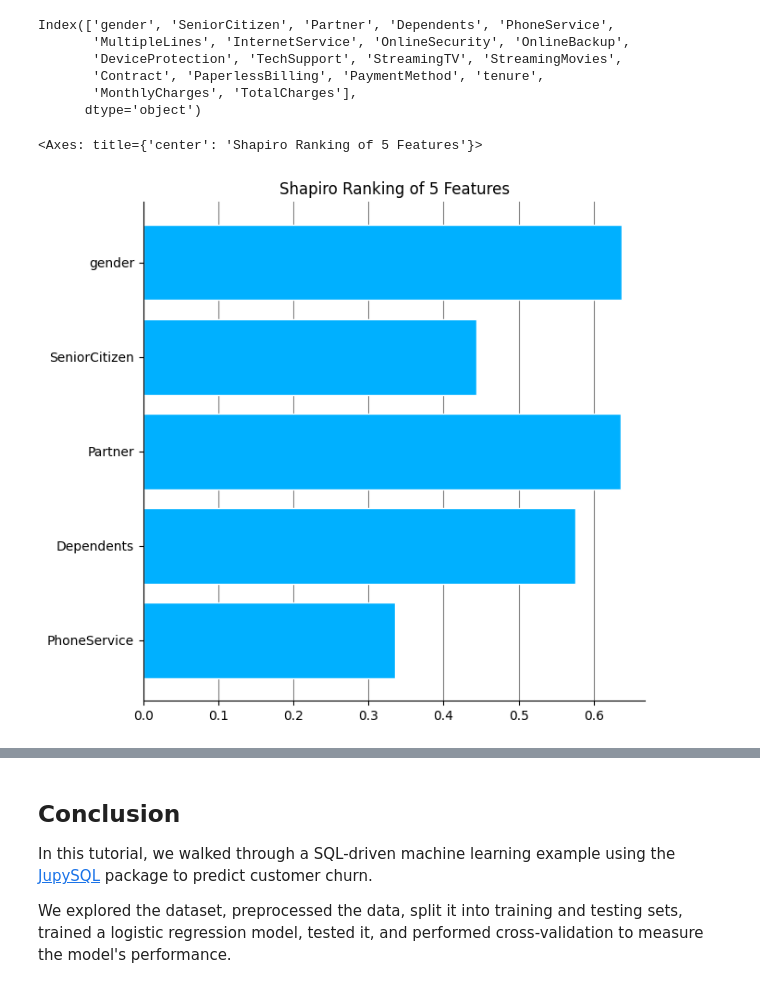
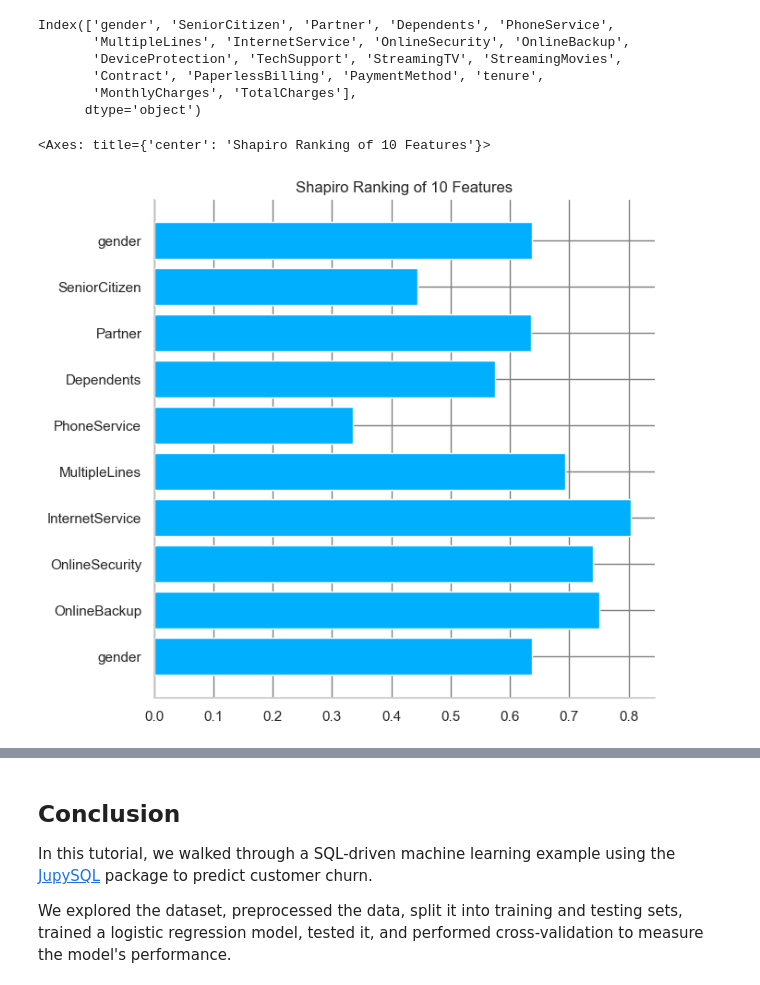
Before and after one commit to idomic/ploomber_odsc_east_2023, a Jupyter notebook: odsc.ipynb, the cells around one changed output, grey strips where cells are left out. Cells and saved outputs as stored; diff of their text form; code cells hidden in the pictures.

Commit message:
Updated EDA + Model evaluation

```diff
--- a/odsc.ipynb
+++ b/odsc.ipynb
@@ -208,0 +262,3 @@ Done.
+# %%
+data = %sql SELECT * FROM churn.csv
+data = data.DataFrame()
@@ -331,0 +425,13 @@ Now we will look on the distribution of the data, this can help us detecting out
+# %%
+# Set the plot style
+sns.set(style='whitegrid')
+
+# Create a boxplot of tenure for churned and not churned customers
+plt.figure(figsize=(8, 6))
+sns.boxplot(x='Churn', y='tenure', data=data)
+plt.xlabel('Churn Status')
+plt.ylabel('Tenure')
+plt.title('Tenure Distribution for Churned vs. Not Churned Customers')
+
+# Display the plot
+plt.show()
@@ -386,6 +503,5 @@ Done.
 # %%
-# Consume our raw data (same one we just explored)
-data = df.DataFrame()
+# Consume our raw data (same one we just explored) show the columns
 data.columns
 # %% [output]
 Index(['customerID', 'gender', 'SeniorCitizen', 'Partner', 'Dependents',
@@ -574,19 +665,16 @@ Index(['gender', 'SeniorCitizen', 'Partner', 'Dependents', 'PhoneService',
        'MonthlyCharges', 'TotalCharges'],
       dtype='object')
 # %%
-import matplotlib
-from sklearn.datasets import load_iris as load_data
-from sklearn_evaluation.plot import Rank1D, Rank2D
-
 features = ['gender', 'SeniorCitizen', 'Partner', 'Dependents', 'PhoneService',
        'MultipleLines', 'InternetService', 'OnlineSecurity', 'OnlineBackup',
        'DeviceProtection', 'TechSupport', 'StreamingTV', 'StreamingMovies',
        'Contract', 'PaperlessBilling', 'PaymentMethod', 'tenure',
        'MonthlyCharges', 'TotalCharges']
-features_new = ['gender', 'SeniorCitizen', 'Partner', 'Dependents', 'PhoneService']
+features_new = ['gender', 'SeniorCitizen', 'Partner', 'Dependents', 'PhoneService',
+                'MultipleLines', 'InternetService', 'OnlineSecurity', 'OnlineBackup', 'gender']
 actual = X[features_new]
 rank1d = Rank1D(features=features_new)
 rank1d.feature_ranks(actual)
 # %% [output]
-<Axes: title={'center': 'Shapiro Ranking of 5 Features'}>
+<Axes: title={'center': 'Shapiro Ranking of 10 Features'}>
-[figure, old version]
+[figure, new version]
```
Also changed, not shown: parts of 52 cells of this notebook, 2 other files.
